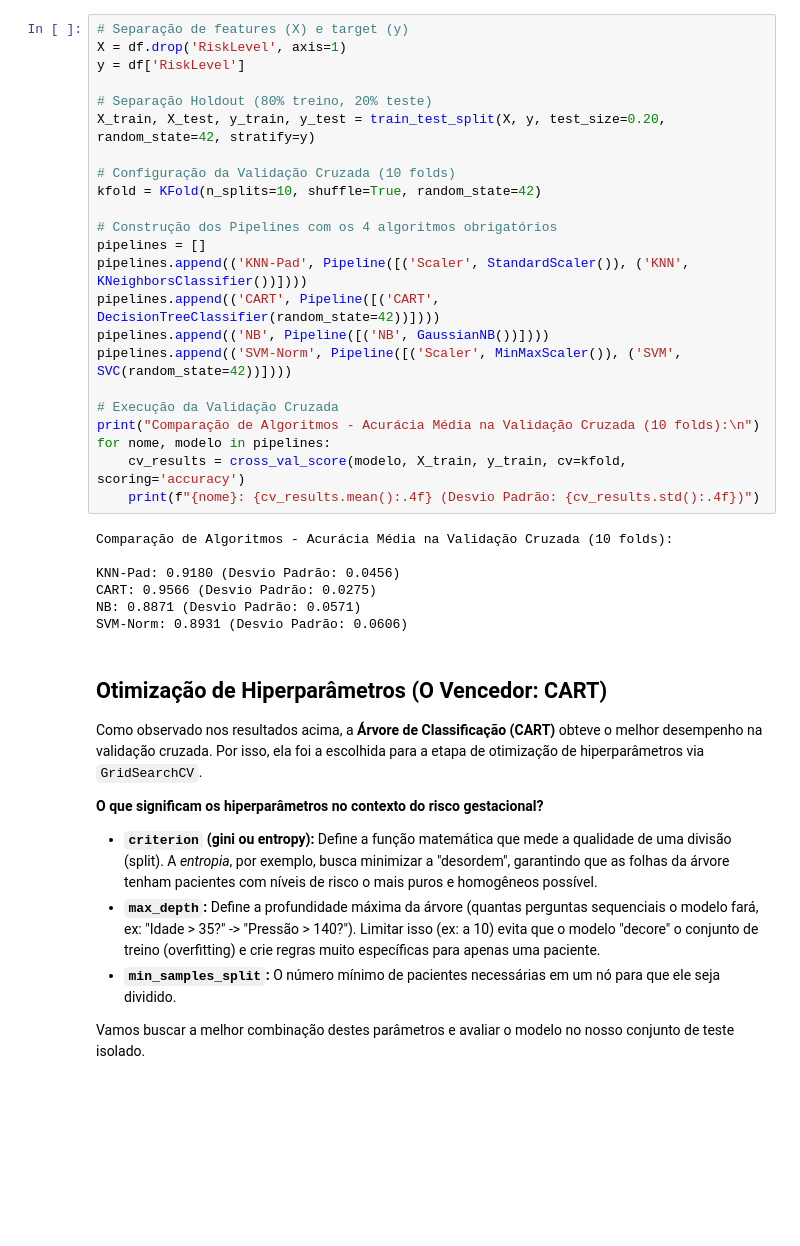
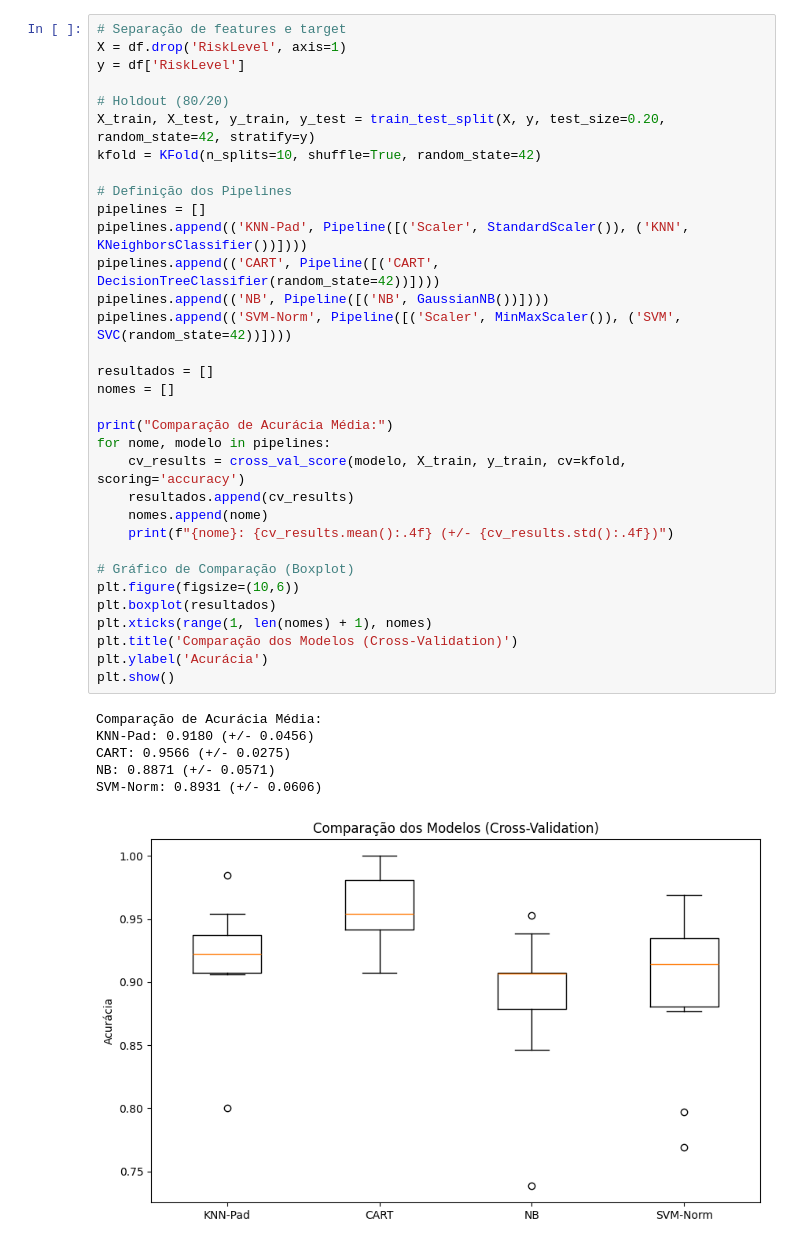
Before and after one commit to Brendalisboa/Maternal-Health-Risk, a Jupyter notebook: api/MachineLearning/MVP_Classificação_de_Risco_de_Saúde_Materna.ipynb, the cells around one changed output. Cells and saved outputs as stored; diff of their text form; blank space fills up the shorter version.

Commit message:
feat: notebook atualizado com gráficos e modelo final

```diff
--- a/api/MachineLearning/MVP_Classificação_de_Risco_de_Saúde_Materna.ipynb
+++ b/api/MachineLearning/MVP_Classificação_de_Risco_de_Saúde_Materna.ipynb
@@ -58,40 +65,40 @@ Utilizaremos Validação Cruzada (Cross-Validation com 10 partições) para gara
 # %%
-# Separação de features (X) e target (y)
+# Separação de features e target
 X = df.drop('RiskLevel', axis=1)
 y = df['RiskLevel']
 
-# Separação Holdout (80% treino, 20% teste)
+# Holdout (80/20)
 X_train, X_test, y_train, y_test = train_test_split(X, y, test_size=0.20, random_state=42, stratify=y)
-
-# Configuração da Validação Cruzada (10 folds)
 kfold = KFold(n_splits=10, shuffle=True, random_state=42)
 
-# Construção dos Pipelines com os 4 algoritmos obrigatórios
+# Definição dos Pipelines
 pipelines = []
 pipelines.append(('KNN-Pad', Pipeline([('Scaler', StandardScaler()), ('KNN', KNeighborsClassifier())])))
 pipelines.append(('CART', Pipeline([('CART', DecisionTreeClassifier(random_state=42))])))
 pipelines.append(('NB', Pipeline([('NB', GaussianNB())])))
 pipelines.append(('SVM-Norm', Pipeline([('Scaler', MinMaxScaler()), ('SVM', SVC(random_state=42))])))
 
-# Execução da Validação Cruzada
-print("Comparação de Algoritmos - Acurácia Média na Validação Cruzada (10 folds):\n")
+resultados = []
+nomes = []
+
+print("Comparação de Acurácia Média:")
 for nome, modelo in pipelines:
     cv_results = cross_val_score(modelo, X_train, y_train, cv=kfold, scoring='accuracy')
-    print(f"{nome}: {cv_results.mean():.4f} (Desvio Padrão: {cv_results.std():.4f})")
+    resultados.append(cv_results)
+    nomes.append(nome)
+    print(f"{nome}: {cv_results.mean():.4f} (+/- {cv_results.std():.4f})")
+
+# Gráfico de Comparação (Boxplot)
+plt.figure(figsize=(10,6))
+plt.boxplot(resultados)
+plt.xticks(range(1, len(nomes) + 1), nomes)
+plt.title('Comparação dos Modelos (Cross-Validation)')
+plt.ylabel('Acurácia')
+plt.show()
 # %% [output]
-Comparação de Algoritmos - Acurácia Média na Validação Cruzada (10 folds):
-
-KNN-Pad: 0.9180 (Desvio Padrão: 0.0456)
-CART: 0.9566 (Desvio Padrão: 0.0275)
-NB: 0.8871 (Desvio Padrão: 0.0571)
-SVM-Norm: 0.8931 (Desvio Padrão: 0.0606)
+Comparação de Acurácia Média:
+KNN-Pad: 0.9180 (+/- 0.0456)
+CART: 0.9566 (+/- 0.0275)
+NB: 0.8871 (+/- 0.0571)
+SVM-Norm: 0.8931 (+/- 0.0606)
+[figure, added]
-# %% [markdown]
-## Otimização de Hiperparâmetros (O Vencedor: CART)
-Como observado nos resultados acima, a **Árvore de Classificação (CART)** obteve o melhor desempenho na validação cruzada. Por isso, ela foi a escolhida para a etapa de otimização de hiperparâmetros via `GridSearchCV`.
-
-**O que significam os hiperparâmetros no contexto do risco gestacional?**
-* **`criterion` (gini ou entropy):** Define a função matemática que mede a qualidade de uma divisão (split). A *entropia*, por exemplo, busca minimizar a "desordem", garantindo que as folhas da árvore tenham pacientes com níveis de risco o mais puros e homogêneos possível.
-* **`max_depth`:** Define a profundidade máxima da árvore (quantas perguntas sequenciais o modelo fará, ex: "Idade > 35?" -> "Pressão > 140?"). Limitar isso (ex: a 10) evita que o modelo "decore" o conjunto de treino (overfitting) e crie regras muito específicas para apenas uma paciente.
-* **`min_samples_split`:** O número mínimo de pacientes necessárias em um nó para que ele seja dividido.
-
-Vamos buscar a melhor combinação destes parâmetros e avaliar o modelo no nosso conjunto de teste isolado.
```
Also changed, not shown: parts of 21 cells of this notebook.
